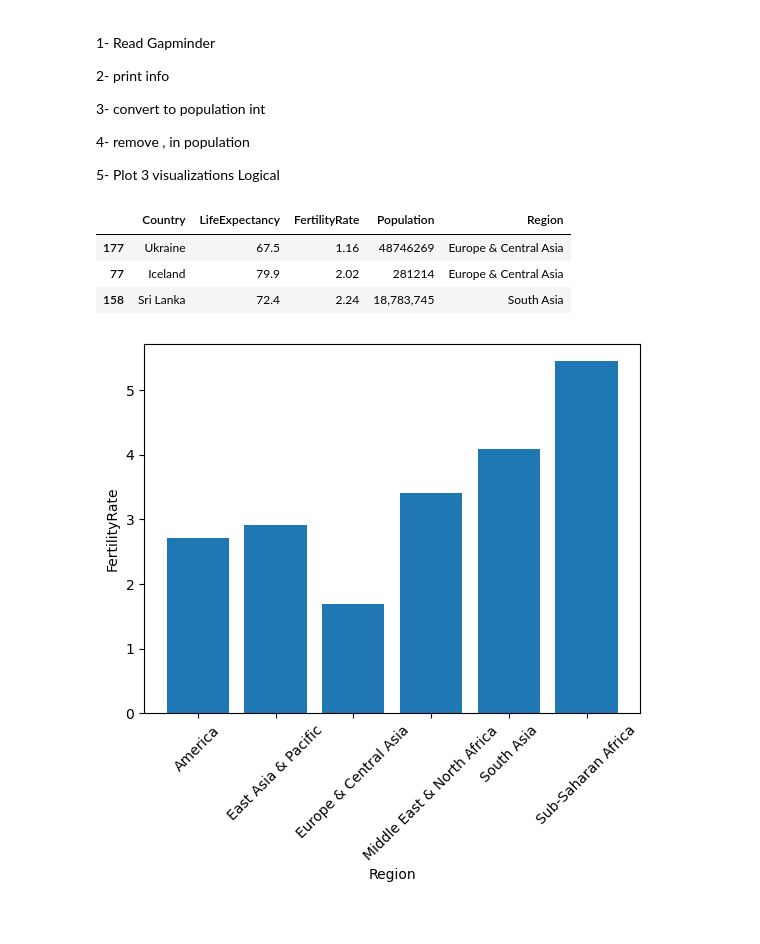
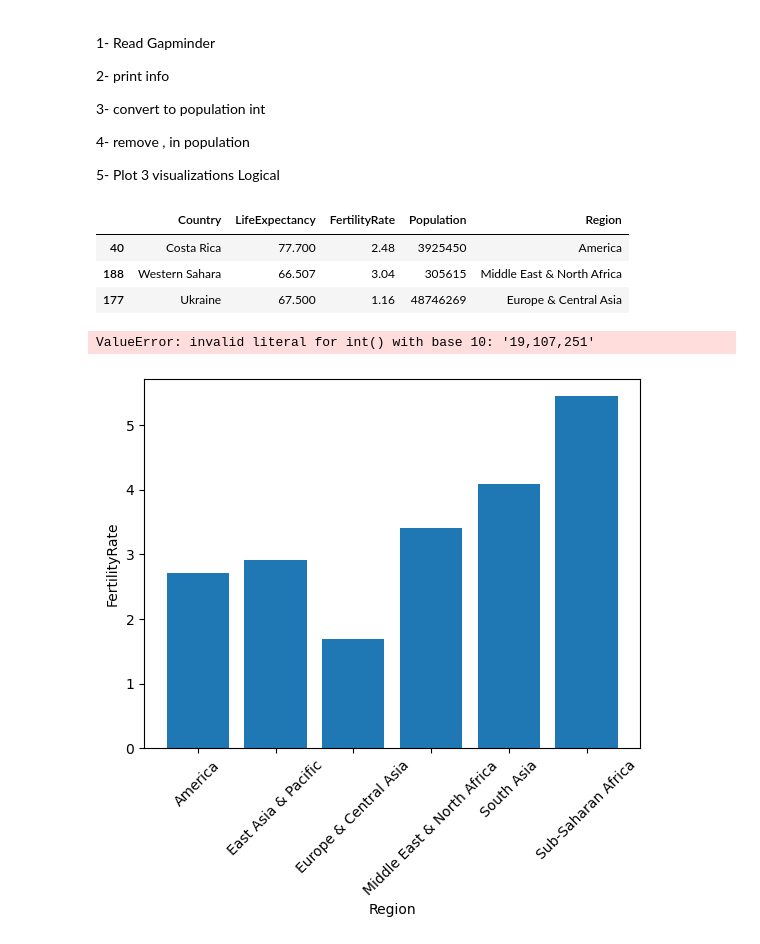
Before and after one commit to Mahmoud-Khorshed-DS-AI/AI-DS-Online-Diploma-Summer-Semester-2024, a Jupyter notebook: Session 13/Lab13_Visualizations.ipynb, the cells around one changed output. Drawn from its saved outputs; the diff is of its cells as text; code cells hidden in the pictures.

```diff
--- a/Session 13/Lab13_Visualizations.ipynb
+++ b/Session 13/Lab13_Visualizations.ipynb
@@ -361,13 +391,17 @@ Name: Discount, dtype: float64
 
 5- Plot 3 visualizations Logical
 # %%
-gap_df = pd.read_csv('d:\Work\Cources\AI Academy\G4 Summer offline\Session 9\Visualizations\gapminder.csv')
+gap_df = pd.read_csv('gapminder.csv')
 gap_df.sample(3)
 # %% [output]
 |  | Country | LifeExpectancy | FertilityRate | Population | Region |
-| 177 | Ukraine | 67.5 | 1.16 | 48746269 | Europe & Central Asia |
-| 77 | Iceland | 79.9 | 2.02 | 281214 | Europe & Central Asia |
-| 158 | Sri Lanka | 72.4 | 2.24 | 18,783,745 | South Asia |
+| 40 | Costa Rica | 77.700 | 2.48 | 3925450 | America |
+| 188 | Western Sahara | 66.507 | 3.04 | 305615 | Middle East & North Africa |
+| 177 | Ukraine | 67.500 | 1.16 | 48746269 | Europe & Central Asia |
+# %%
+gap_df['Population'] = gap_df['Population'].astype('int')
+# %% [output]
+ValueError: invalid literal for int() with base 10: '19,107,251'
 # %%
 gap_df['Population'].replace(',','',
                              regex=True,
```
Also changed, not shown: parts of 86 cells of this notebook, 3 other files.
